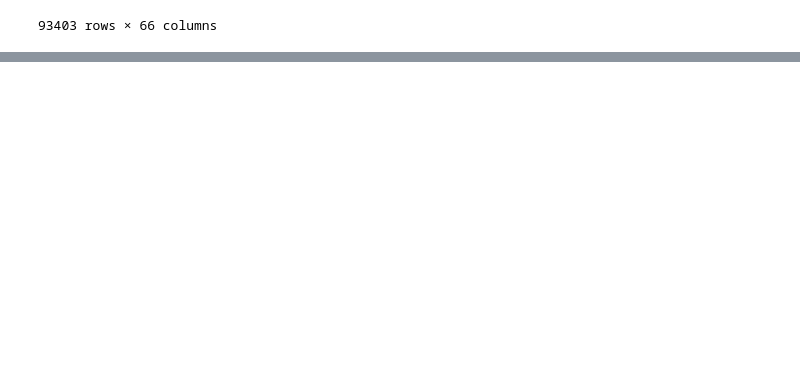
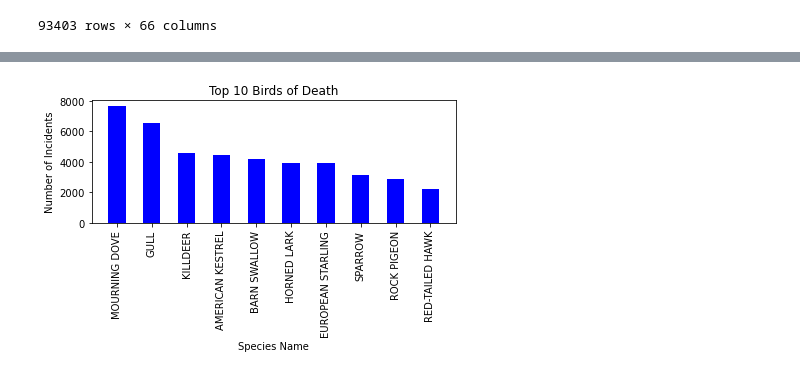
Before and after one commit to kplam624/Birds-Plane-Incident-Analysis, a Jupyter notebook: Starter_code_planes.ipynb, the cells around one changed output, grey strips where cells are left out. Cells and saved outputs as stored; diff of their text form; code cells hidden in the pictures; blank space fills up the shorter version.

Commit message:
Created a plot for the highest bird incident

```diff
--- a/Starter_code_planes.ipynb
+++ b/Starter_code_planes.ipynb
@@ -99,0 +113,19 @@ NameError: name 'bird_sort' is not defined
+# %%
+bird_names = ['MOURNING DOVE','GULL','KILLDEER','AMERICAN KESTREL','BARN SWALLOW','HORNED LARK',
+              'EUROPEAN STARLING','SPARROW','ROCK PIGEON','RED-TAILED HAWK']
+x_axis = np.arange(0,len(bird_clean))
+birds = bird_clean['Record ID']
+plt.bar(x_axis, birds , width = .5, color = 'blue', alpha = 1 ,align = 'center')
+tick_locations = [value for value in x_axis]
+plt.xticks(tick_locations, bird_names,rotation = 'vertical')
+
+plt.figsize = (10,6)
+plt.xlabel('Species Name')
+plt.ylabel('Number of Incidents')
+plt.title('Top 10 Birds of Death')
+plt.tight_layout()
+
+plt.savefig('output/birds_bar')
+plt.show()
+# %% [output]
+[figure, added]
```
Also changed, not shown: parts of 2 cells of this notebook, 1 other file.
